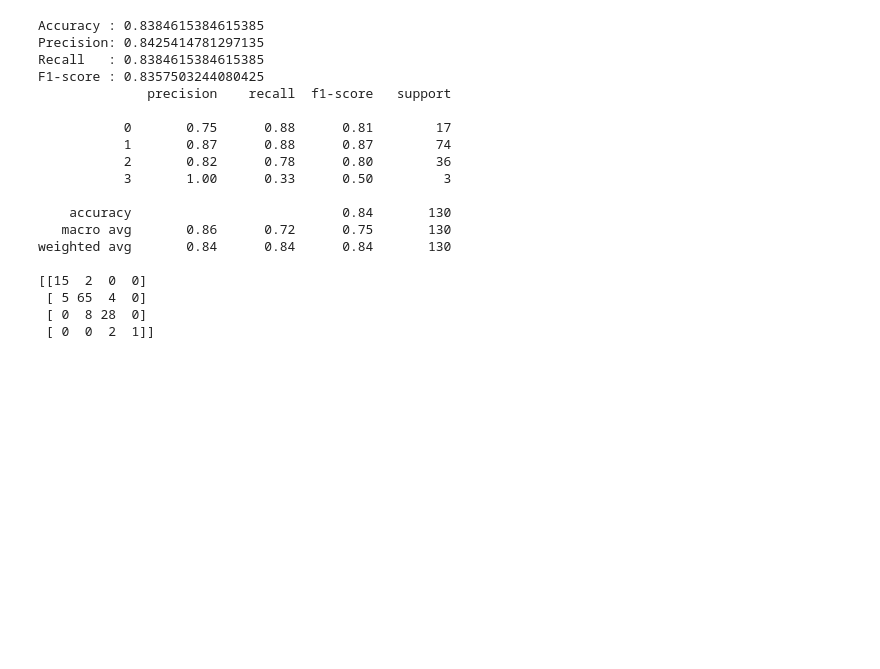
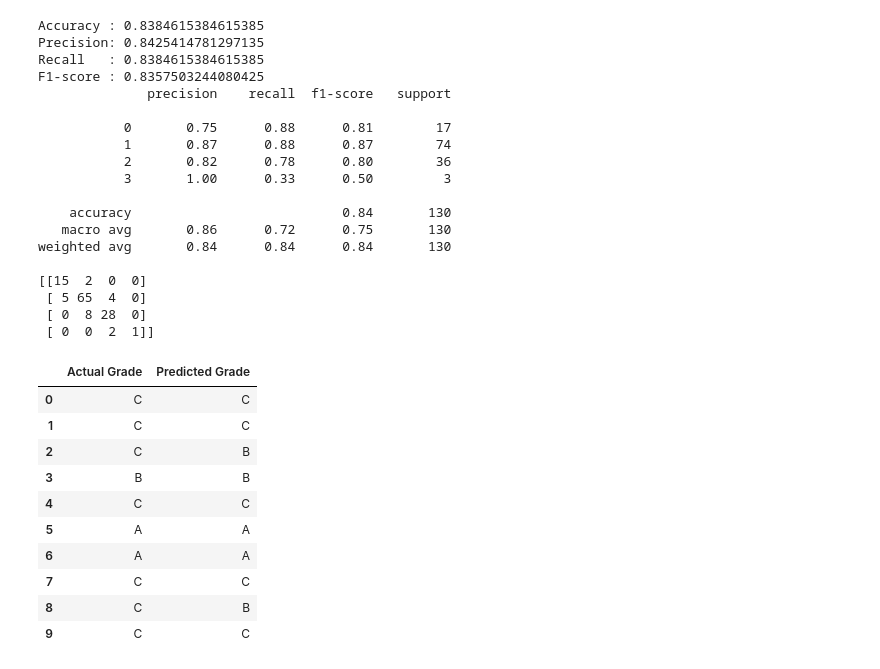
Before and after one commit to afsheenaf/student-grade-prediction, a Jupyter notebook: codes.ipynb, the cells around one changed output. Cells and saved outputs as stored; diff of their text form; code cells hidden in the pictures; blank space fills up the shorter version.

Commit message:
chosen model and testing on unseen data

```diff
--- a/codes.ipynb
+++ b/codes.ipynb
@@ -625,3 +625,34 @@ weighted avg       0.84      0.84      0.84       130
  [ 5 65  4  0]
  [ 0  8 28  0]
  [ 0  0  2  1]]
+# %%
+y_pred_unseen = logistic_model.predict(X_test)
+
+grade_map = {
+    0: "A",
+    1: "B",
+    2: "C",
+    3: "D"
+}
+
+actual_grades = y_test.reset_index(drop=True).map(grade_map)
+predicted_grades = pd.Series(y_pred_unseen).map(grade_map)
+
+results = pd.DataFrame({
+    "Actual Grade": actual_grades,
+    "Predicted Grade": predicted_grades
+})
+
+display(results.head(10))
+# %% [output]
+|  | Actual Grade | Predicted Grade |
+| 0 | C | C |
+| 1 | C | C |
+| 2 | C | B |
+| 3 | B | B |
+| 4 | C | C |
+| 5 | A | A |
+| 6 | A | A |
+| 7 | C | C |
+| 8 | C | B |
+| 9 | C | C |
```
